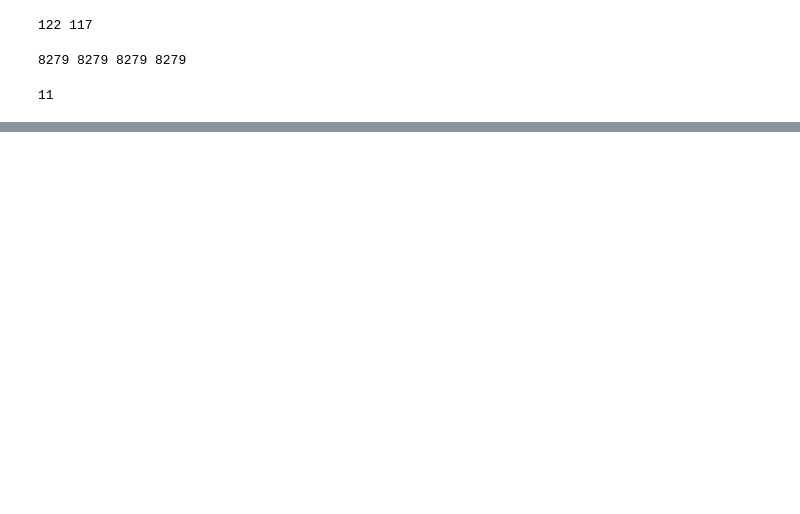
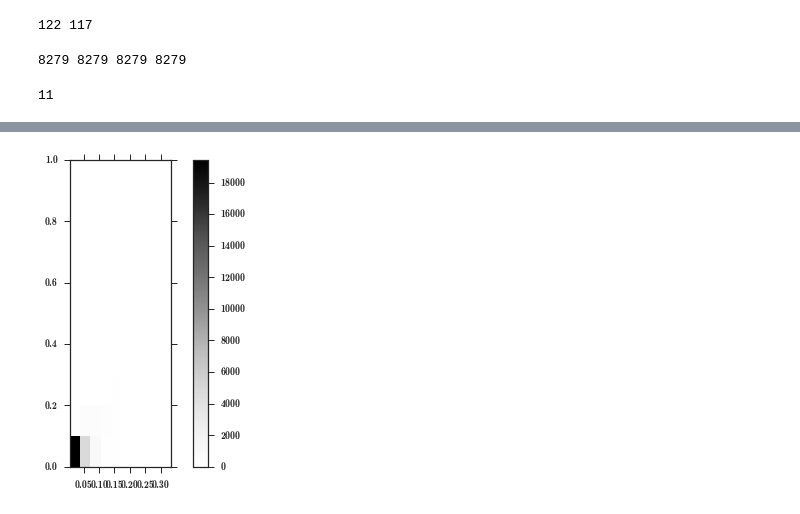
Before and after one commit to andrwat/DA, a Jupyter notebook: notebooks/Final Project.ipynb, the cells around one changed output, grey strips where cells are left out. Drawn from its saved outputs; the diff is of its cells as text; code cells hidden in the pictures; blank space fills up the shorter version.

```diff
--- a/notebooks/Final Project.ipynb
+++ b/notebooks/Final Project.ipynb
@@ -127,0 +302,16 @@ memory usage: 780.6+ KB
+# %%
+from pylab import *
+import numpy
+
+# the x distribution will be centered at -1, the y distro
+# at +1 with twice the width.
+x = numpy.random.randn(3000)-1
+y = numpy.random.randn(3000)*2+1
+
+hist,xedges,yedges = numpy.histogram2d(nf[nf.sess == 1424664435].t,nf[nf.sess == 1424664435].v)
+extent = [xedges[0], xedges[-1], yedges[0], yedges[-1] ]
+imshow(hist.T,extent=extent,interpolation='nearest',origin='lower')
+colorbar()
+show()
+# %% [output]
+[figure, added]
```
Also changed, not shown: parts of 34 cells of this notebook.
